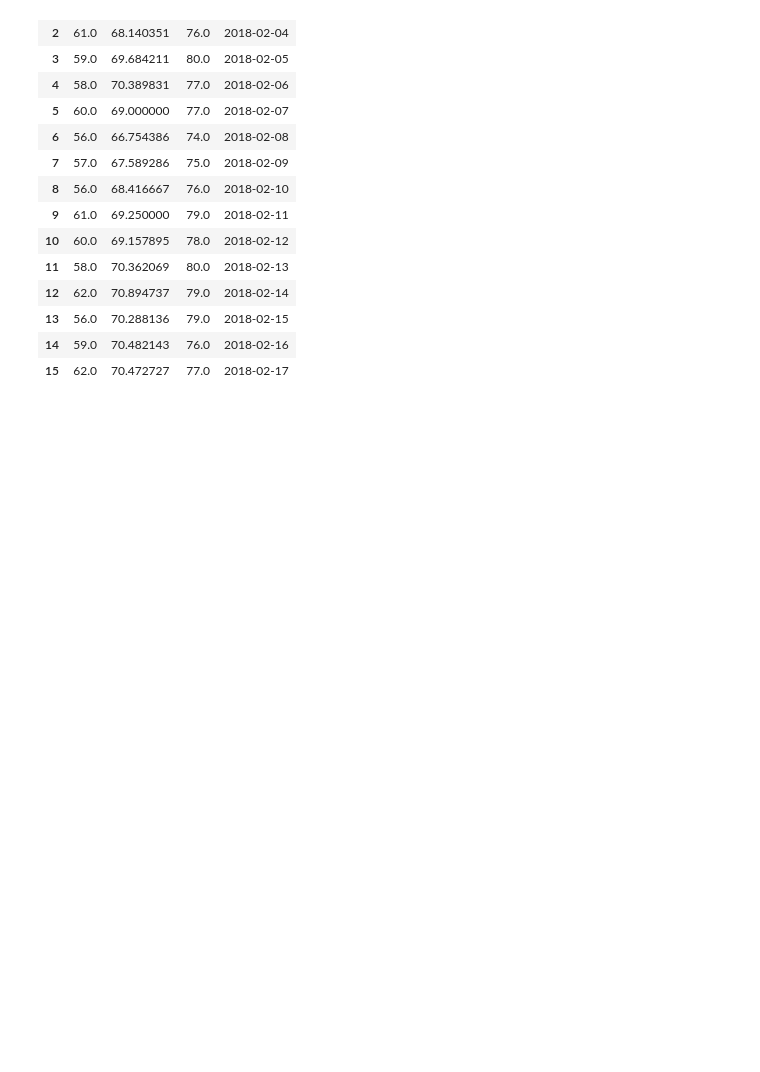
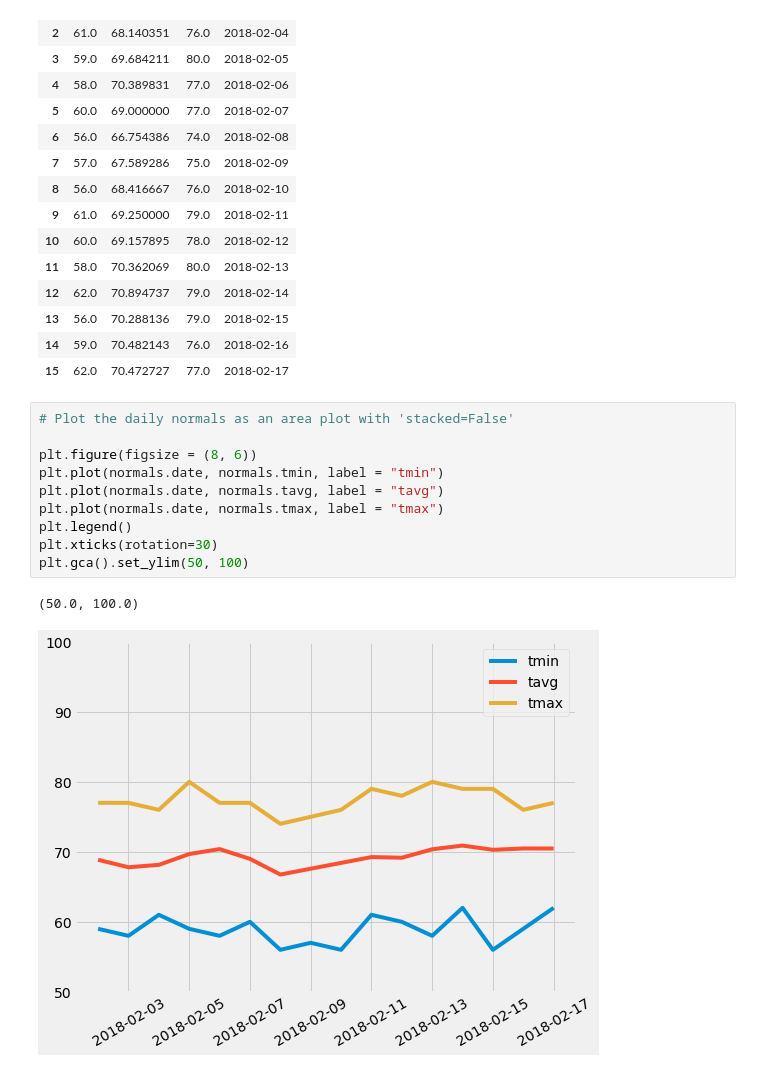
Before and after one commit to Geogith/Climate-Analysis, a Jupyter notebook: climate_starter.ipynb, the cells around one changed output. Drawn from its saved outputs; the diff is of its cells as text; blank space fills up the shorter version.

```diff
--- a/climate_starter.ipynb
+++ b/climate_starter.ipynb
@@ -358,3 +376,16 @@ normals
 | 13 | 56.0 | 70.288136 | 79.0 | 2018-02-15 |
 | 14 | 59.0 | 70.482143 | 76.0 | 2018-02-16 |
 | 15 | 62.0 | 70.472727 | 77.0 | 2018-02-17 |
+# %%
+# Plot the daily normals as an area plot with 'stacked=False'
+
+plt.figure(figsize = (8, 6))
+plt.plot(normals.date, normals.tmin, label = "tmin")
+plt.plot(normals.date, normals.tavg, label = "tavg")
+plt.plot(normals.date, normals.tmax, label = "tmax")
+plt.legend()
+plt.xticks(rotation=30)
+plt.gca().set_ylim(50, 100)
+# %% [output]
+(50.0, 100.0)
+[figure, added]
```
Also changed, not shown: parts of 1 cell of this notebook.
